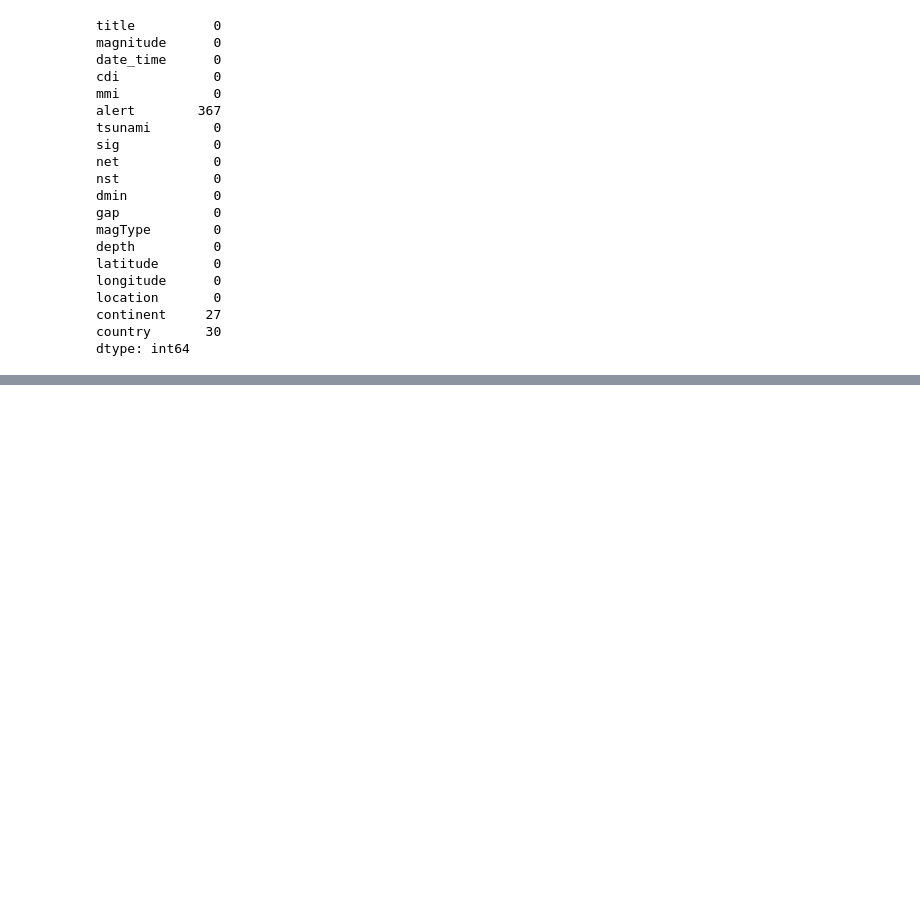
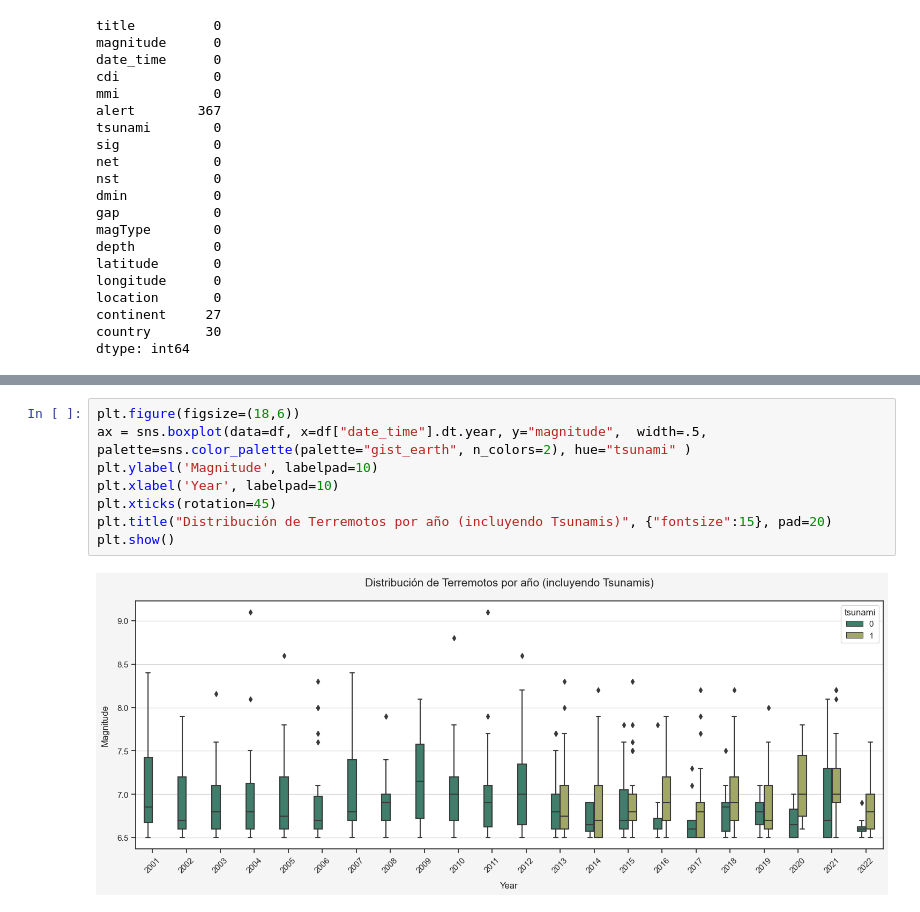
Before and after one commit to Erwin-d3v/Proyecto-2, a Jupyter notebook: Earthquakes.ipynb, the cells around one changed output, grey strips where cells are left out. Drawn from its saved outputs; the diff is of its cells as text; blank space fills up the shorter version.

```diff
--- a/Earthquakes.ipynb
+++ b/Earthquakes.ipynb
@@ -309,0 +426,10 @@ NameError: name 'df' is not defined
+# %%
+plt.figure(figsize=(18,6))
+ax = sns.boxplot(data=df, x=df["date_time"].dt.year, y="magnitude",  width=.5, palette=sns.color_palette(palette="gist_earth", n_colors=2), hue="tsunami" )
+plt.ylabel('Magnitude', labelpad=10)
+plt.xlabel('Year', labelpad=10)
+plt.xticks(rotation=45)
+plt.title("Distribución de Terremotos por año (incluyendo Tsunamis)", {"fontsize":15}, pad=20)
+plt.show()
+# %% [output]
+[figure, added]
```
Also changed, not shown: parts of 48 cells of this notebook, 1 other file.
